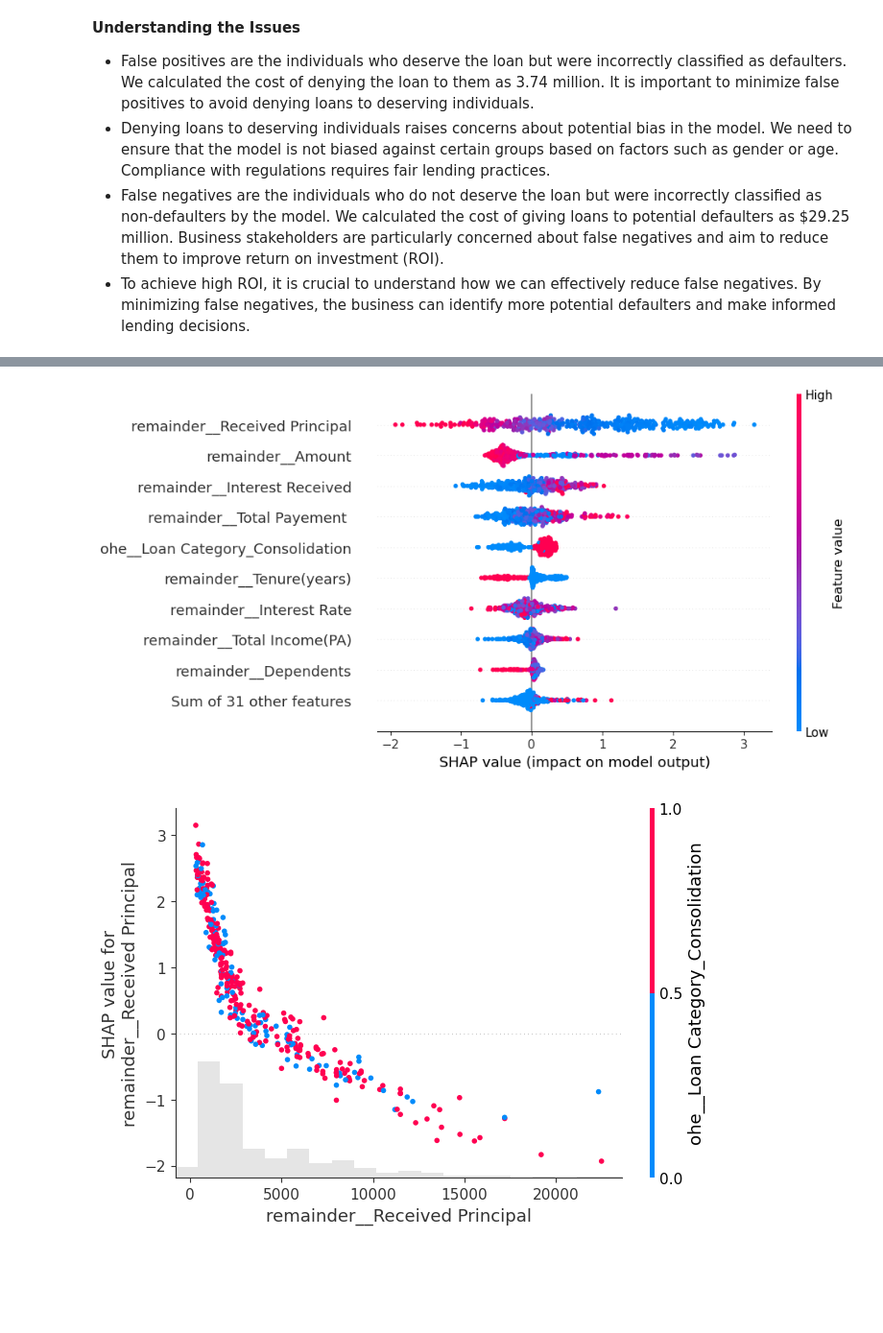
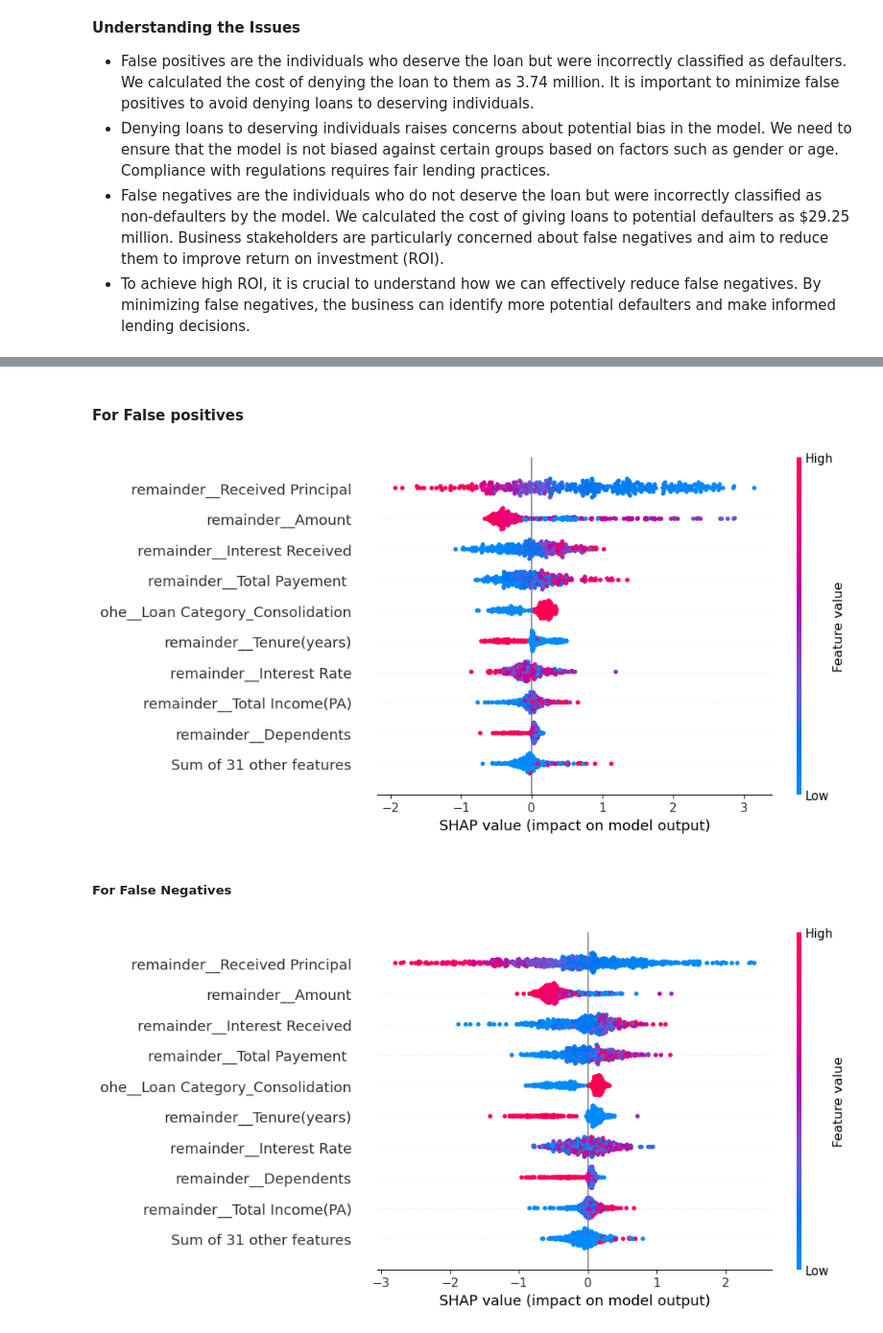
Before and after one commit to harshp777/Explainable-AI-Fraud-Detection, a Jupyter notebook: notebooks/ExplainableAI.ipynb, the cells around one changed output, grey strips where cells are left out. Shown at 96% size. Drawn from its saved outputs; the diff is of its cells as text; code cells hidden in the pictures; blank space fills up the shorter version.

Commit message:
Explainability implemented using SHAP and Anchors

```diff
--- a/notebooks/ExplainableAI.ipynb
+++ b/notebooks/ExplainableAI.ipynb
@@ -179,5 +162,5 @@ df_test_transform.columns
 # %%
-def filter_test_data_based_actual_prediction(test_x, test_y,y_pred, actual=0, prediction=1  ):
+def filter_test_data_based_actual_prediction(test_x, test_y,y_pred, actual, prediction ):
 
   ## Filter False negatives
 
@@ -211,5 +194,3 @@ def filter_test_data_based_actual_prediction(test_x, test_y,y_pred, actual=0, pr
   test_y_FP = concatenated_df['Actual']
 
   return test_x_FP, test_y_FP
-
-test_x_FP, test_y_FP= filter_test_data_based_actual_prediction(df_test_transform, test_y, y_pred, actual=0, prediction=1 )
@@ -231,3 +231,5 @@ shap.plots.beeswarm(shap_values)
+# %% [markdown]
+#### For False positives
 # %%
 
 
@@ -244,9 +246,17 @@ shap_values = explainer(test_x_FP)
 shap.plots.beeswarm(shap_values)
 # shap.plots.bar(shap_values)
 # %% [output]
-[figure, old version]
+[figure, new version]
 # %%
 # creating a dependence scatter plot to show the effect of a single feature across the whole dataset
-shap.plots.scatter(shap_values[: , "remainder__Received Principal"], color=shap_values)
+
+
+columns_to_view = ['remainder__Received Principal', 'remainder__Amount',  'remainder__Interest Received' , 'remainder__Total Payement ',
+                   'ohe__Loan Category_Consolidation', 'remainder__Tenure(years)', 'remainder__Interest Rate',
+       'remainder__Total Income(PA)', 'remainder__Dependents',
+       'remainder__Delinq_2yrs', 'remainder__Number of loans']
+
+
+
+for i in columns_to_view:
+    shap.plots.scatter(shap_values[: , i], color=shap_values)
-# %% [output]
-[figure, removed]
@@ -254,0 +263,18 @@ shap_values.display_data
+# %% [markdown]
+##### For False Negatives
+# %%
+test_x_FN, test_y_FN= filter_test_data_based_actual_prediction(df_test_transform, test_y, y_pred, actual=1, prediction=0 )
+
+# Create a SHAP TreeExplainer
+explainer = shap.TreeExplainer(model.named_steps['calssifier'])
+
+# Calculate SHAP values for the testing data
+
+dmatrix_test = xgb.DMatrix(test_x_FN, enable_categorical=True) # Optional. Use if you have categorical data in processed data
+
+shap_values = explainer(test_x_FN)
+
+# summarize the effects of all the features
+shap.plots.beeswarm(shap_values)
+# %% [output]
+[figure, added]
```
Also changed, not shown: parts of 22 cells of this notebook.
